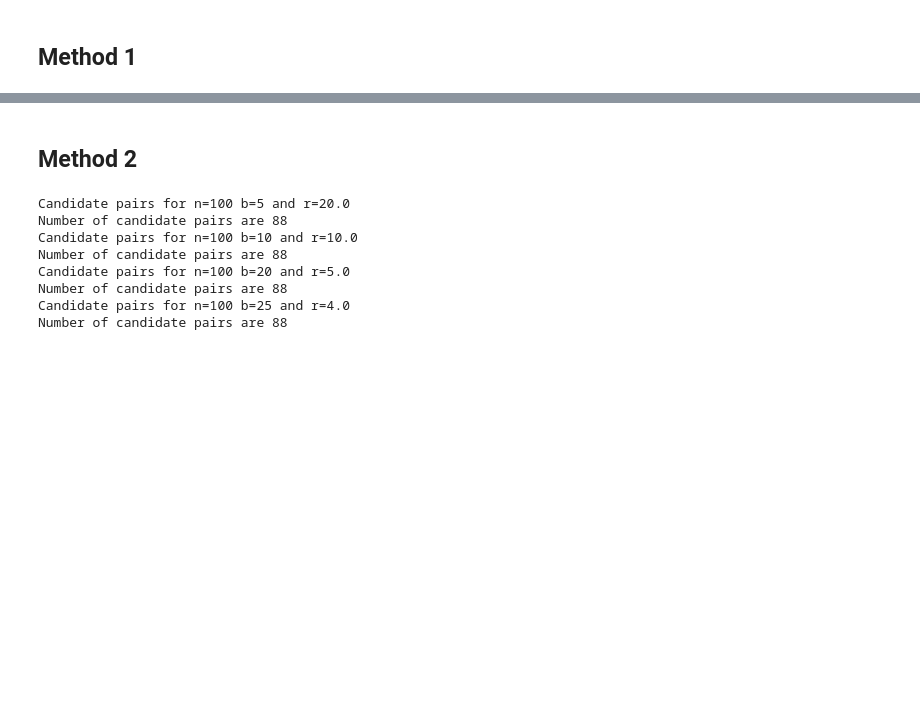
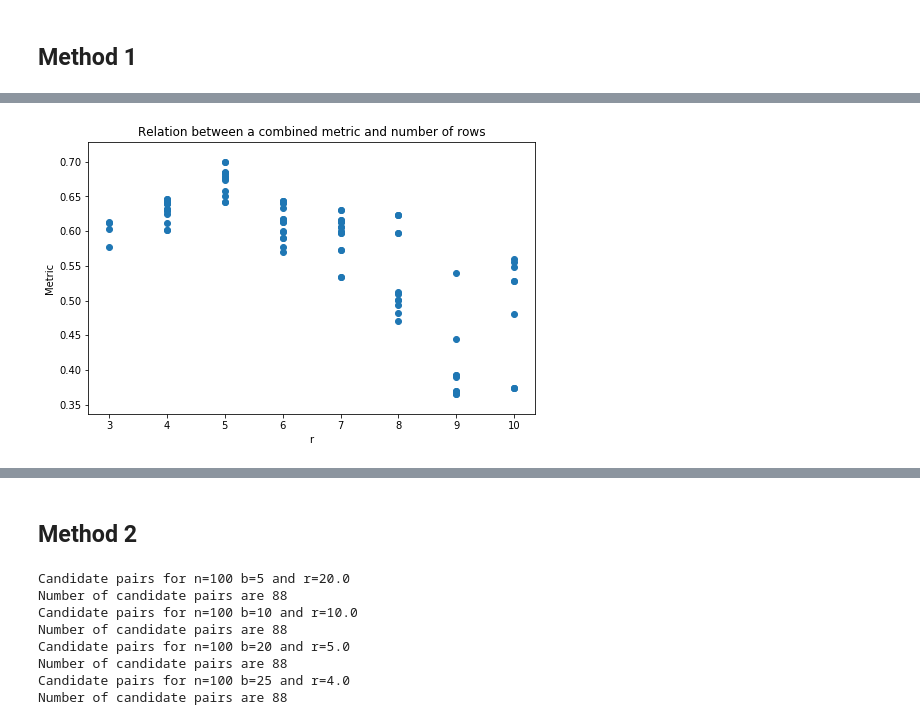
Before and after one commit to KadjelRamkisoen/LSH_PlagiarismDetection, a Jupyter notebook: LSH.ipynb, the cells around one changed output, grey strips where cells are left out. Cells and saved outputs as stored; diff of their text form; code cells hidden in the pictures; blank space fills up the shorter version.

```diff
--- a/LSH.ipynb
+++ b/LSH.ipynb
@@ -314,0 +417,10 @@ res
+# %%
+plt.figure(figsize=(8,5))
+plt.scatter(results["r"],results["combined"])
+# plt.legend()
+plt.xlabel('r')
+plt.ylabel('Metric')
+plt.title("Relation between a combined metric and number of rows")
+plt.show()
+# %% [output]
+[figure, added]
```
Also changed, not shown: parts of 40 cells of this notebook, 1 other file.
